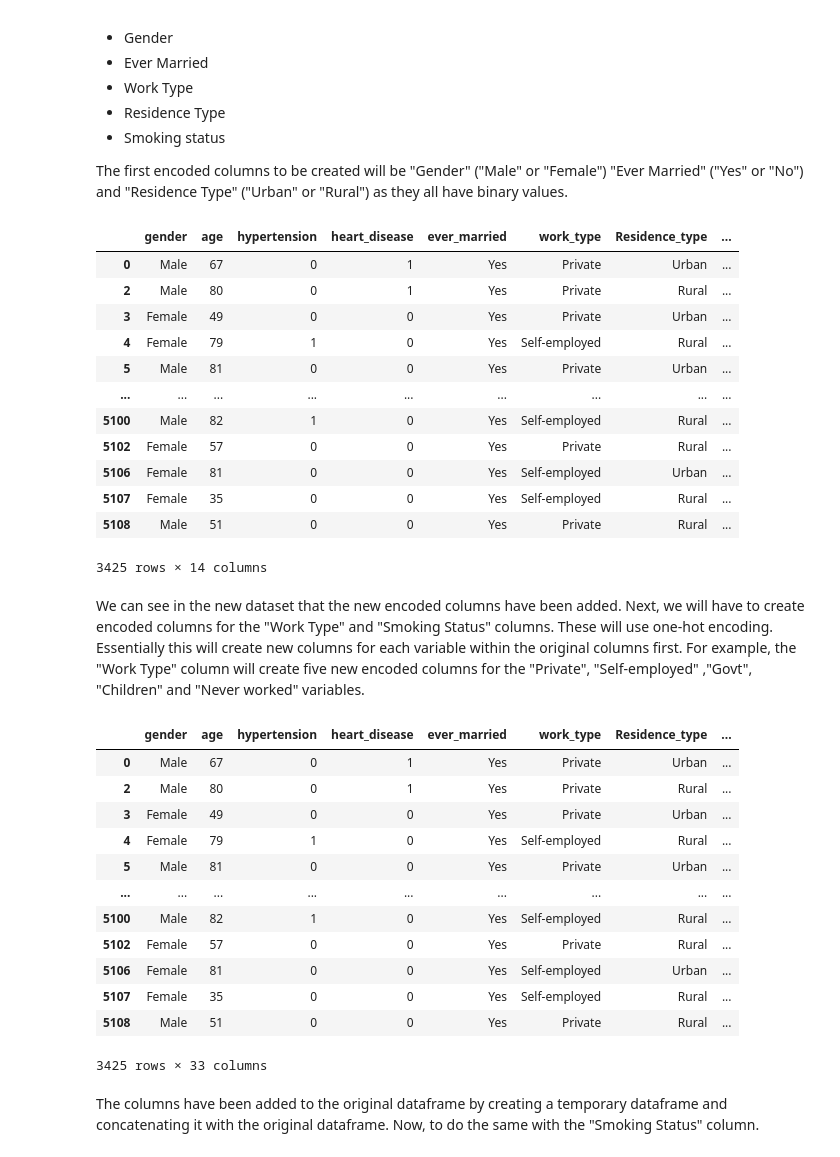
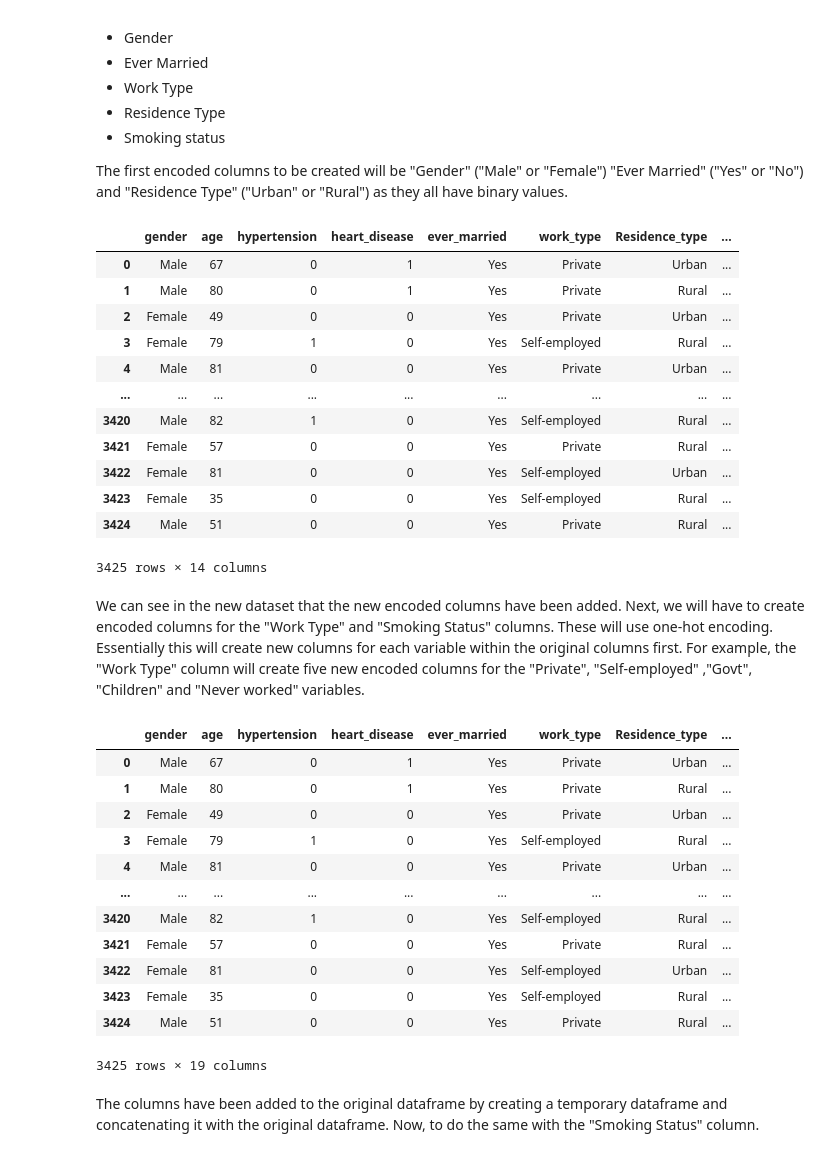
Before and after one commit to naqashb7/stroke_prediction_app, a Jupyter notebook: jupyter_notebooks/Modelling.ipynb, the cells around one changed output. Cells and saved outputs as stored; diff of their text form; code cells hidden in the pictures.

Commit message:
Modelling dataframe created

```diff
--- a/jupyter_notebooks/Modelling.ipynb
+++ b/jupyter_notebooks/Modelling.ipynb
@@ -45,0 +68,3 @@ current_dir
+# %%
+clean_stroke_data_df = pd.read_csv("data_files/CleanData/stroke_data_clean.csv")
+clean_stroke_data_df
@@ -56,45 +95,45 @@ As we will be building an ML model and analysing the impact of the variables on
 
 The first encoded columns to be created will be "Gender" ("Male" or "Female") "Ever Married" ("Yes" or "No") and "Residence Type" ("Urban" or "Rural") as they all have binary values.
 # %%
-stroke_dataset_df["ever_married_encoded"] = stroke_dataset_df["ever_married"].map({"Yes": 1, "No": 0})
-stroke_dataset_df["Residence_type_encoded"] = stroke_dataset_df["Residence_type"].map({"Urban": 1, "Rural": 0})
-stroke_dataset_df["gender_encoded"] = stroke_dataset_df["gender"].map({"Male": 1, "Female": 0})
+clean_stroke_data_df["ever_married_encoded"] = clean_stroke_data_df["ever_married"].map({"Yes": 1, "No": 0})
+clean_stroke_data_df["Residence_type_encoded"] = clean_stroke_data_df["Residence_type"].map({"Urban": 1, "Rural": 0})
+clean_stroke_data_df["gender_encoded"] = clean_stroke_data_df["gender"].map({"Male": 1, "Female": 0})
 
-stroke_dataset_df
+clean_stroke_data_df
 # %% [output]
 |  | gender | age | hypertension | heart_disease | ever_married | work_type | Residence_type | ... |
 | 0 | Male | 67 | 0 | 1 | Yes | Private | Urban | ... |
-| 2 | Male | 80 | 0 | 1 | Yes | Private | Rural | ... |
-| 3 | Female | 49 | 0 | 0 | Yes | Private | Urban | ... |
-| 4 | Female | 79 | 1 | 0 | Yes | Self-employed | Rural | ... |
-| 5 | Male | 81 | 0 | 0 | Yes | Private | Urban | ... |
+| 1 | Male | 80 | 0 | 1 | Yes | Private | Rural | ... |
+| 2 | Female | 49 | 0 | 0 | Yes | Private | Urban | ... |
+| 3 | Female | 79 | 1 | 0 | Yes | Self-employed | Rural | ... |
+| 4 | Male | 81 | 0 | 0 | Yes | Private | Urban | ... |
 | ... | ... | ... | ... | ... | ... | ... | ... | ... |
-| 5100 | Male | 82 | 1 | 0 | Yes | Self-employed | Rural | ... |
-| 5102 | Female | 57 | 0 | 0 | Yes | Private | Rural | ... |
-| 5106 | Female | 81 | 0 | 0 | Yes | Self-employed | Urban | ... |
-| 5107 | Female | 35 | 0 | 0 | Yes | Self-employed | Rural | ... |
-| 5108 | Male | 51 | 0 | 0 | Yes | Private | Rural | ... |
+| 3420 | Male | 82 | 1 | 0 | Yes | Self-employed | Rural | ... |
+| 3421 | Female | 57 | 0 | 0 | Yes | Private | Rural | ... |
+| 3422 | Female | 81 | 0 | 0 | Yes | Self-employed | Urban | ... |
+| 3423 | Female | 35 | 0 | 0 | Yes | Self-employed | Rural | ... |
+| 3424 | Male | 51 | 0 | 0 | Yes | Private | Rural | ... |
 3425 rows × 14 columns
 # %% [markdown]
 We can see in the new dataset that the new encoded columns have been added. Next, we will have to create encoded columns for the "Work Type" and "Smoking Status" columns. These will use one-hot encoding. Essentially this will create new columns for each variable within the original columns first. For example, the "Work Type" column will create five new encoded columns for the "Private", "Self-employed" ,"Govt", "Children" and "Never worked" variables.
 # %%
-work_type_encoded_temp_df = pd.get_dummies(stroke_dataset_df["work_type"], prefix="work_type", dtype=int)
-stroke_dataset_df = pd.concat([stroke_dataset_df, work_type_encoded_temp_df], axis=1)
-stroke_dataset_df
+work_type_encoded_temp_df = pd.get_dummies(clean_stroke_data_df["work_type"], prefix="work_type", dtype=int)
+clean_stroke_data_df = pd.concat([clean_stroke_data_df, work_type_encoded_temp_df], axis=1)
+clean_stroke_data_df
 # %% [output]
 |  | gender | age | hypertension | heart_disease | ever_married | work_type | Residence_type | ... |
 | 0 | Male | 67 | 0 | 1 | Yes | Private | Urban | ... |
-| 2 | Male | 80 | 0 | 1 | Yes | Private | Rural | ... |
-| 3 | Female | 49 | 0 | 0 | Yes | Private | Urban | ... |
-| 4 | Female | 79 | 1 | 0 | Yes | Self-employed | Rural | ... |
-| 5 | Male | 81 | 0 | 0 | Yes | Private | Urban | ... |
+| 1 | Male | 80 | 0 | 1 | Yes | Private | Rural | ... |
+| 2 | Female | 49 | 0 | 0 | Yes | Private | Urban | ... |
+| 3 | Female | 79 | 1 | 0 | Yes | Self-employed | Rural | ... |
+| 4 | Male | 81 | 0 | 0 | Yes | Private | Urban | ... |
 | ... | ... | ... | ... | ... | ... | ... | ... | ... |
-| 5100 | Male | 82 | 1 | 0 | Yes | Self-employed | Rural | ... |
-| 5102 | Female | 57 | 0 | 0 | Yes | Private | Rural | ... |
-| 5106 | Female | 81 | 0 | 0 | Yes | Self-employed | Urban | ... |
-| 5107 | Female | 35 | 0 | 0 | Yes | Self-employed | Rural | ... |
-| 5108 | Male | 51 | 0 | 0 | Yes | Private | Rural | ... |
+| 3420 | Male | 82 | 1 | 0 | Yes | Self-employed | Rural | ... |
+| 3421 | Female | 57 | 0 | 0 | Yes | Private | Rural | ... |
+| 3422 | Female | 81 | 0 | 0 | Yes | Self-employed | Urban | ... |
+| 3423 | Female | 35 | 0 | 0 | Yes | Self-employed | Rural | ... |
+| 3424 | Male | 51 | 0 | 0 | Yes | Private | Rural | ... |
-3425 rows × 33 columns
+3425 rows × 19 columns
 # %% [markdown]
 The columns have been added to the original dataframe by creating a temporary dataframe and concatenating it with the original dataframe. Now, to do the same with the "Smoking Status" column.
 # %%
```
Also changed, not shown: parts of 12 cells of this notebook, 1 other file.
